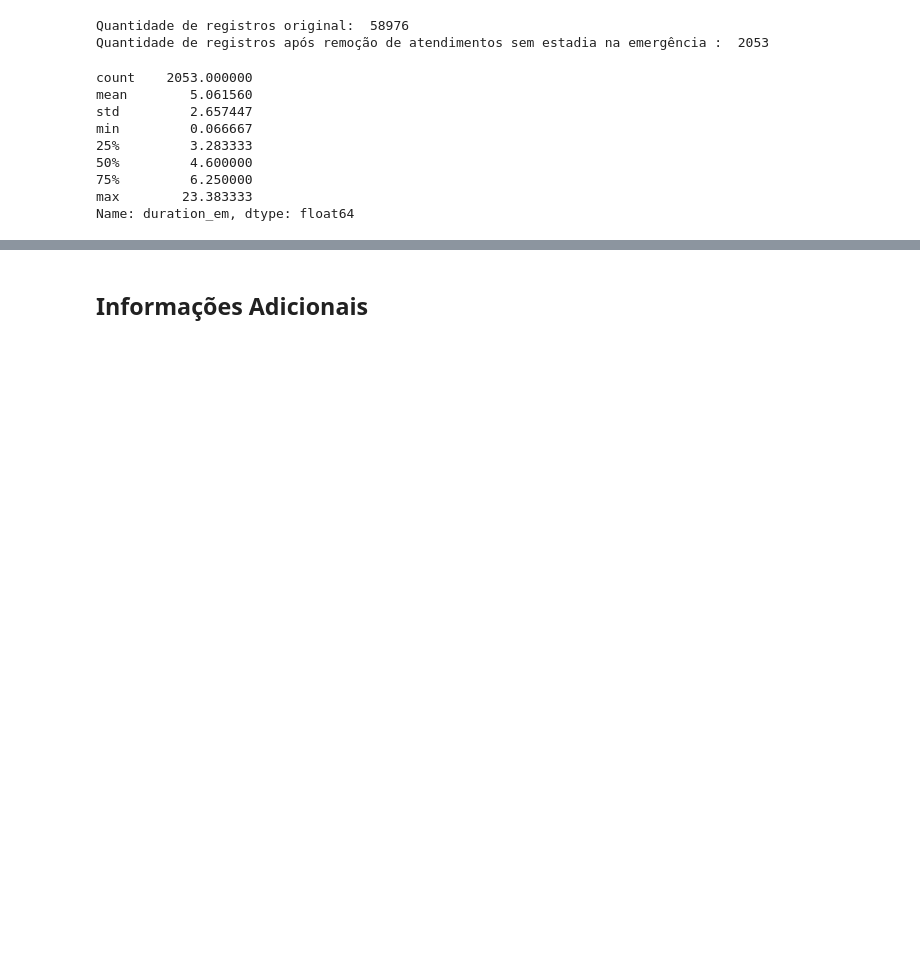
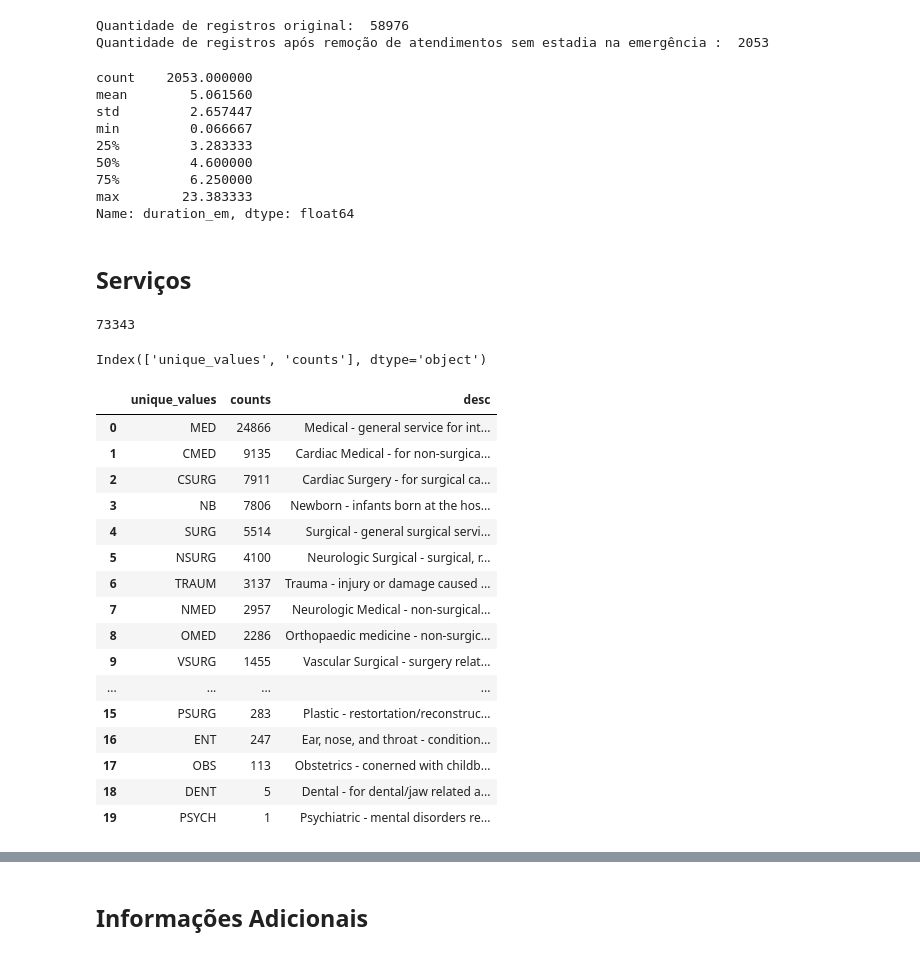
Before and after one commit to camila-cg/mimic-3, a Jupyter notebook: análise-exploratória.ipynb, the cells around one changed output, grey strips where cells are left out. Cells and saved outputs as stored; diff of their text form; code cells hidden in the pictures; blank space fills up the shorter version.

```diff
--- a/análise-exploratória.ipynb
+++ b/análise-exploratória.ipynb
@@ -407,3 +407,63 @@ min         0.066667
 75%         6.250000
 max        23.383333
 Name: duration_em, dtype: float64
+# %% [markdown]
+## Serviços
+# %%
+services_df = pd.read_csv('C:\csvMimic\\v1_4\SERVICES.csv')
+tam_services = services_df.shape[0]
+tam_services
+# %% [output]
+73343
+# %%
+serv_types_dict = {
+    'CMED':	   'Cardiac Medical - for non-surgical cardiac related admissions',
+    'CSURG':   'Cardiac Surgery - for surgical cardiac admissions',
+    'DENT':	   'Dental - for dental/jaw related admissions',
+    'ENT':     'Ear, nose, and throat - conditions primarily affecting these areas',
+    'GU':      'Genitourinary - reproductive organs/urinary system',
+    'GYN':	   'Gynecological - female reproductive systems and breasts',
+    'MED':	   'Medical - general service for internal medicine',
+    'NB':	   'Newborn - infants born at the hospital',
+    'NBB':	   'Newborn baby - infants born at the hospital',
+    'NMED':	   'Neurologic Medical - non-surgical, relating to the brain',
+    'NSURG':   'Neurologic Surgical - surgical, relating to the brain',
+    'OBS':	   'Obstetrics - conerned with childbirth and the care of women giving birth',
+    'ORTHO':   'Orthopaedic - surgical, relating to the musculoskeletal system',
+    'OMED':	   'Orthopaedic medicine - non-surgical, relating to musculoskeletal system',
+    'PSURG':   'Plastic - restortation/reconstruction of the human body (including cosmetic or aesthetic)',
+    'PSYCH':   'Psychiatric - mental disorders relating to mood, behaviour, cognition, or perceptions',
+    'SURG':	   'Surgical - general surgical service not classified elsewhere',
+    'TRAUM':   'Trauma - injury or damage caused by physical harm from an external source',
+    'TSURG':   'Thoracic Surgical - surgery on the thorax, located between the neck and the abdomen',
+    'VSURG':   'Vascular Surgical - surgery relating to the circulatory system'
+}
+# %%
+aux = services_df.copy()
+serv_types = aux['CURR_SERVICE'].value_counts().rename_axis('unique_values').reset_index(name='counts')
+serv_types.columns
+# %% [output]
+Index(['unique_values', 'counts'], dtype='object')
+# %%
+aux = services_df.copy()
+serv_types = aux['CURR_SERVICE'].value_counts().rename_axis('unique_values').reset_index(name='counts')
+serv_types['desc'] = serv_types.apply(lambda x: serv_types_dict.get(x['unique_values']), axis=1)
+serv_types
+# %% [output]
+|  | unique_values | counts | desc |
+| 0 | MED | 24866 | Medical - general service for int... |
+| 1 | CMED | 9135 | Cardiac Medical - for non-surgica... |
+| 2 | CSURG | 7911 | Cardiac Surgery - for surgical ca... |
+| 3 | NB | 7806 | Newborn - infants born at the hos... |
+| 4 | SURG | 5514 | Surgical - general surgical servi... |
+| 5 | NSURG | 4100 | Neurologic Surgical - surgical, r... |
+| 6 | TRAUM | 3137 | Trauma - injury or damage caused ... |
+| 7 | NMED | 2957 | Neurologic Medical - non-surgical... |
+| 8 | OMED | 2286 | Orthopaedic medicine - non-surgic... |
+| 9 | VSURG | 1455 | Vascular Surgical - surgery relat... |
+| ... | ... | ... | ... |
+| 15 | PSURG | 283 | Plastic - restortation/reconstruc... |
+| 16 | ENT | 247 | Ear, nose, and throat - condition... |
+| 17 | OBS | 113 | Obstetrics - conerned with childb... |
+| 18 | DENT | 5 | Dental - for dental/jaw related a... |
+| 19 | PSYCH | 1 | Psychiatric - mental disorders re... |
```
Also changed, not shown: parts of 2 cells of this notebook.
